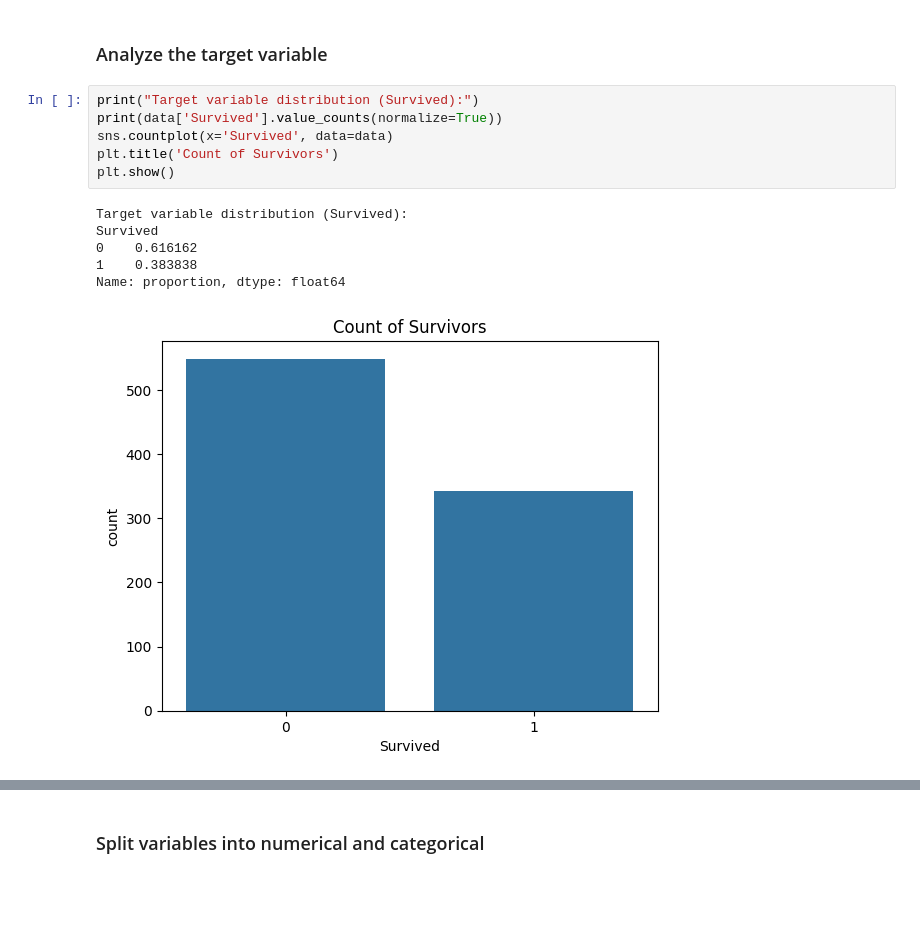
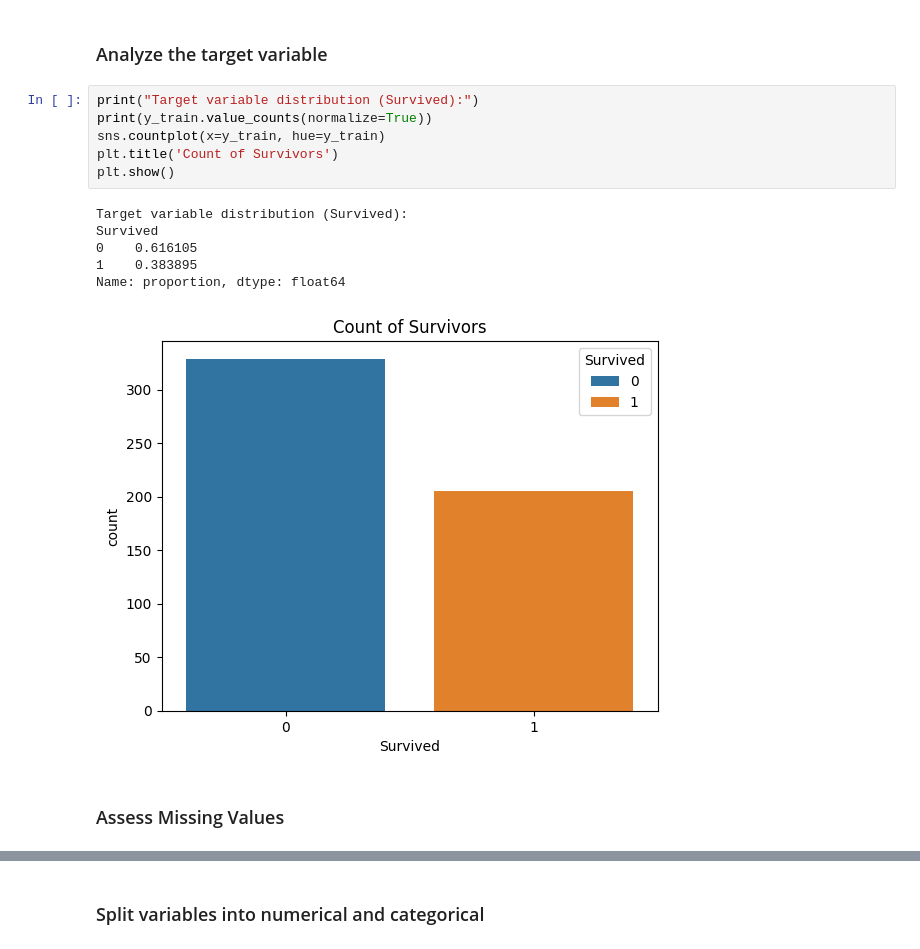
Before and after one commit to shamaseen/machine-learning-with-qafzah, a Jupyter notebook: notebooks/Part 3: End-to-End Machine Learning Project Workflow.ipynb, the cells around one changed output, grey strips where cells are left out. Cells and saved outputs as stored; diff of their text form; blank space fills up the shorter version.

```diff
--- a/notebooks/Part 3: End-to-End Machine Learning Project Workflow.ipynb
+++ b/notebooks/Part 3: End-to-End Machine Learning Project Workflow.ipynb
@@ -139,14 +280,16 @@ Number of duplicate rows:
 ### Analyze the target variable
 # %%
 print("Target variable distribution (Survived):")
-print(data['Survived'].value_counts(normalize=True))
-sns.countplot(x='Survived', data=data)
+print(y_train.value_counts(normalize=True))
+sns.countplot(x=y_train, hue=y_train)
 plt.title('Count of Survivors')
 plt.show()
 # %% [output]
 Target variable distribution (Survived):
 Survived
-0    0.616162
-1    0.383838
+0    0.616105
+1    0.383895
 Name: proportion, dtype: float64
-[figure, old version]
+[figure, new version]
+# %% [markdown]
+### Assess Missing Values
```
Also changed, not shown: parts of 90 cells of this notebook, 1 other file.
